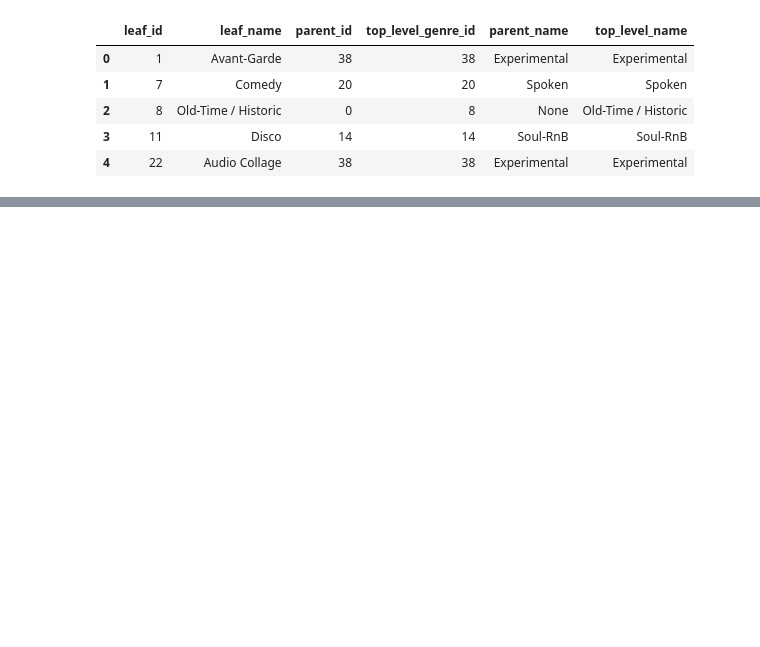
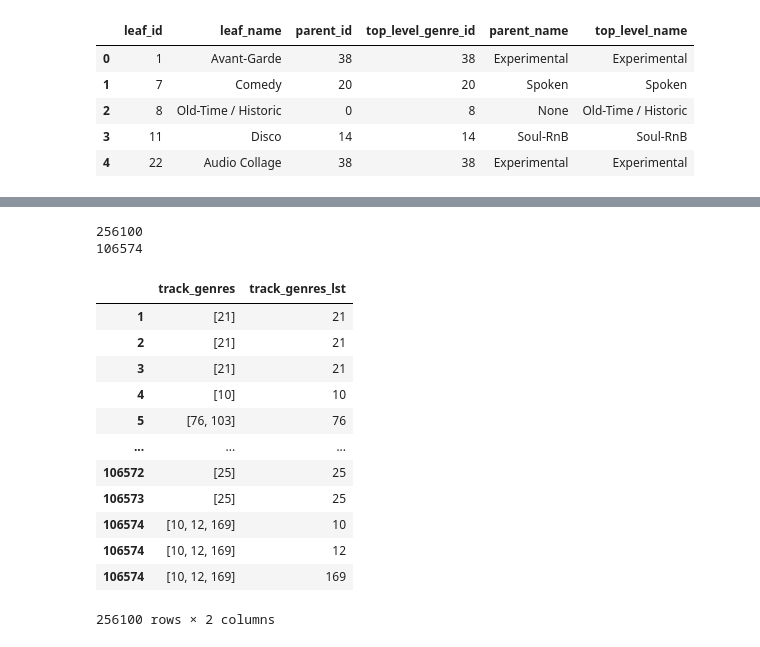
Before and after one commit to Choonghyun-Roy/MADS-699-Capstone-fa23-team12, a Jupyter notebook: eda/eda_metadata.ipynb, the cells around one changed output, grey strips where cells are left out. Cells and saved outputs as stored; diff of their text form; code cells hidden in the pictures; blank space fills up the shorter version.

```diff
--- a/eda/eda_metadata.ipynb
+++ b/eda/eda_metadata.ipynb
@@ -150,0 +183,4 @@ leaf_df
+# %%
+df['track_genres_lst'] = df['track_genres'].apply(ast.literal_eval)
+df_single_genre = df.explode('track_genres_lst')
+print(df_single_genre)
@@ -150,0 +205,22 @@ leaf_df
+# %%
+print(len(df_single_genre))
+print(len(df))
+# %% [output]
+256100
+106574
+# %%
+df_single_genre[['track_genres','track_genres_lst']]
+# %% [output]
+|  | track_genres | track_genres_lst |
+| 1 | [21] | 21 |
+| 2 | [21] | 21 |
+| 3 | [21] | 21 |
+| 4 | [10] | 10 |
+| 5 | [76, 103] | 76 |
+| ... | ... | ... |
+| 106572 | [25] | 25 |
+| 106573 | [25] | 25 |
+| 106574 | [10, 12, 169] | 10 |
+| 106574 | [10, 12, 169] | 12 |
+| 106574 | [10, 12, 169] | 169 |
+256100 rows × 2 columns
```
Also changed, not shown: parts of 7 cells of this notebook, 7 other files.
